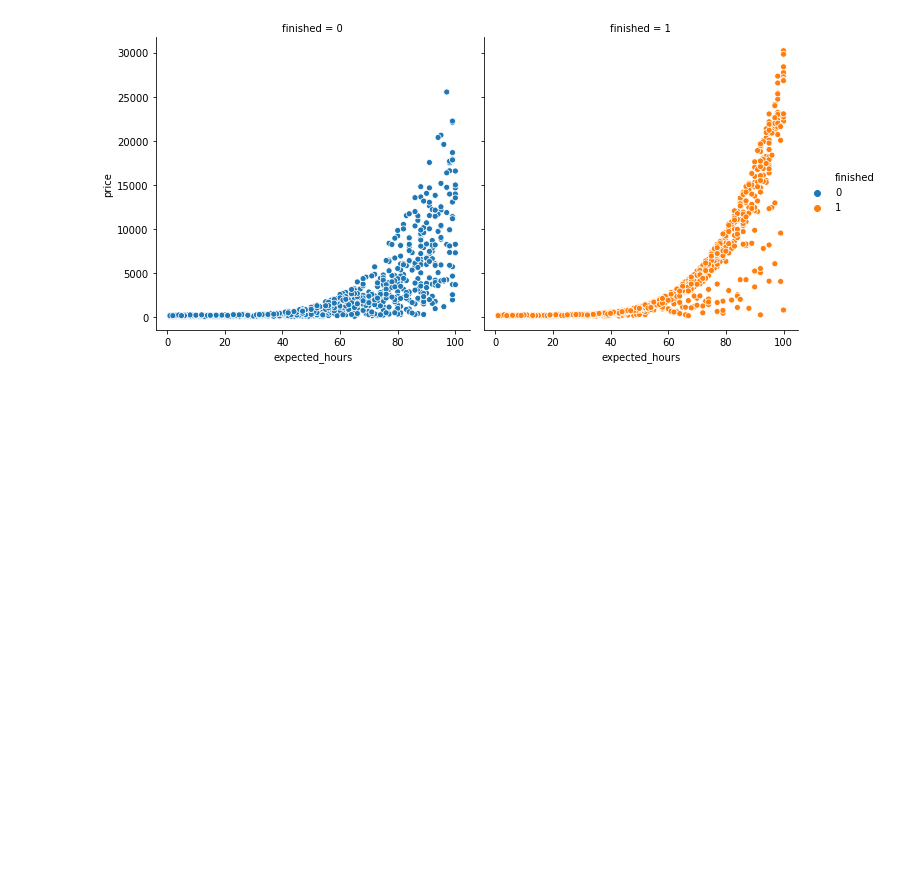
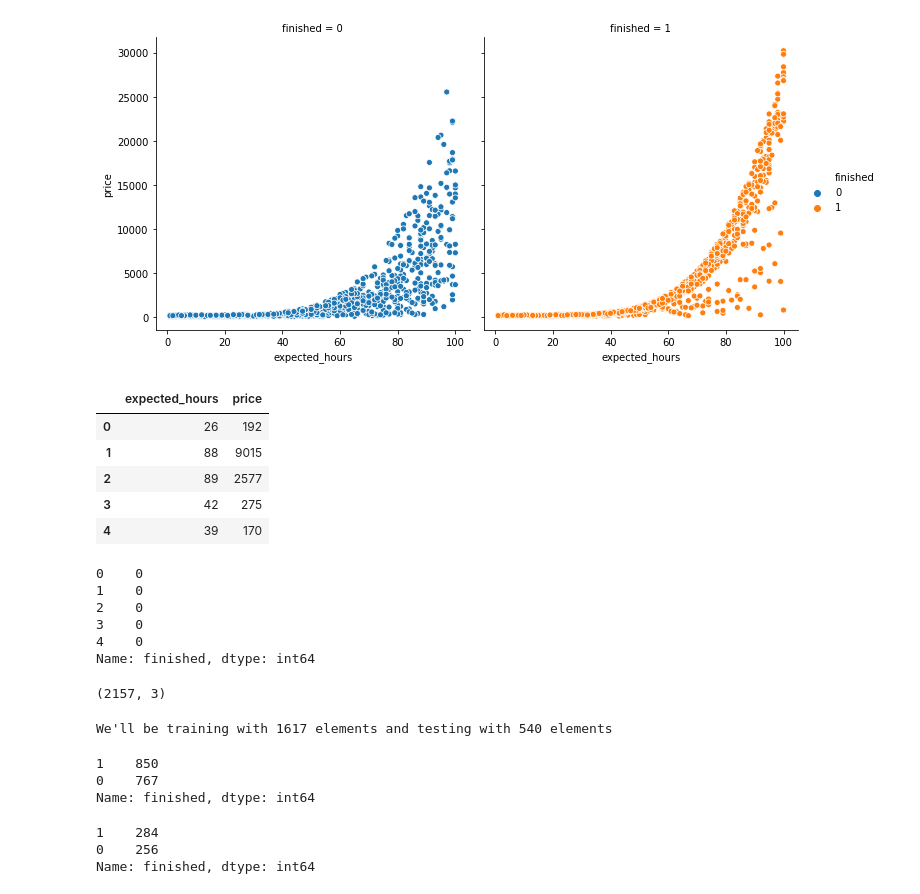
Before and after one commit to arthuramsouza/machine-learning-classification, a Jupyter notebook: notebooks/will-the-project-be-completed.ipynb, the cells around one changed output. Drawn from its saved outputs; the diff is of its cells as text; code cells hidden in the pictures; blank space fills up the shorter version.

```diff
--- a/notebooks/will-the-project-be-completed.ipynb
+++ b/notebooks/will-the-project-be-completed.ipynb
@@ -71,3 +75,49 @@ sns.relplot(x='expected_hours', y='price', hue='finished', col='finished', data=
 # %% [output]
 <seaborn.axisgrid.FacetGrid at 0x...>
 [figure]
+# %%
+# Getting the x
+x = data[['expected_hours', 'price']]
+x.head()
+# %% [output]
+|  | expected_hours | price |
+| 0 | 26 | 192 |
+| 1 | 88 | 9015 |
+| 2 | 89 | 2577 |
+| 3 | 42 | 275 |
+| 4 | 39 | 170 |
+# %%
+# Getting the y
+y = data['finished']
+y.head()
+# %% [output]
+0    0
+1    0
+2    0
+3    0
+4    0
+Name: finished, dtype: int64
+# %%
+# Shape of our data
+data.shape
+# %% [output]
+(2157, 3)
+# %%
+# We'll split our x and y into train and test dataframes
+SEED = 20
+train_x, test_x, train_y, test_y = train_test_split(x, y, random_state=SEED, stratify=y, test_size=0.25)
+print("We'll be training with {} elements and testing with {} elements".format(len(train_x), len(test_x)))
+# %% [output]
+We'll be training with 1617 elements and testing with 540 elements
+# %%
+train_y.value_counts()
+# %% [output]
+1    850
+0    767
+Name: finished, dtype: int64
+# %%
+test_y.value_counts()
+# %% [output]
+1    284
+0    256
+Name: finished, dtype: int64
```
Also changed, not shown: parts of 9 cells of this notebook.
